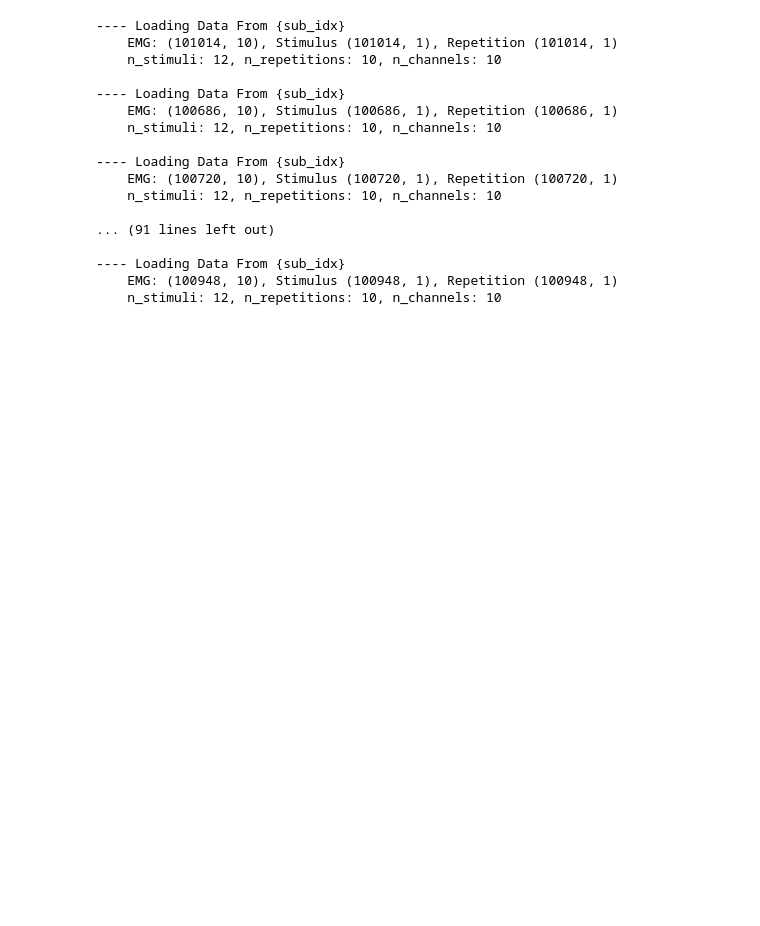
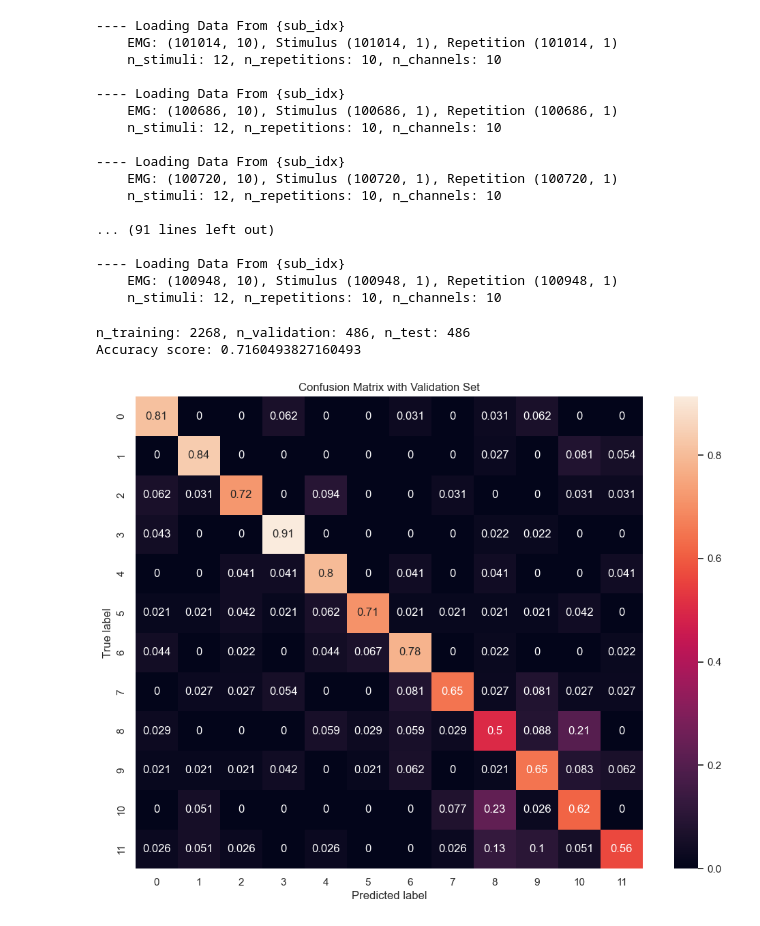
Before and after one commit to YuanshengZhou309/NSSP_Project2, a Jupyter notebook: Miniproject2-Part1-2.ipynb, the cells around one changed output. Cells and saved outputs as stored; diff of their text form; code cells hidden in the pictures; blank space fills up the shorter version.

```diff
--- a/Miniproject2-Part1-2.ipynb
+++ b/Miniproject2-Part1-2.ipynb
@@ -158,7 +170,7 @@ emg_envelopes = [[None for repetition_idx in range(n_repetitions)] for stimuli_i
 for stimuli_idx in range(n_stimuli):
     for repetition_idx in range(n_repetitions):
         idx = np.logical_and(stimulus == stimuli_idx + 1, repetition == repetition_idx + 1).flatten()
-        emg_windows[stimuli_idx][repetition_idx] = emg_filtered[idx, :]
+        emg_windows[stimuli_idx][repetition_idx] = emg_rectified[idx, :]
         emg_envelopes[stimuli_idx][repetition_idx] = convolve1d(emg_windows[stimuli_idx][repetition_idx], mov_mean_weights, axis=0)
 # %%
 # Plot all the channels on the same y-scale
@@ -474,10 +486,8 @@ Test Accuracy after Optimization:0 0.8333333333333334
 # %% [markdown]
 ### 2.1. Load EMG data of all 27 subjects
 # %%
-emg_all = np.zeros((0, 10))
-stimulus_all = np.zeros((0, 1))
-repetition_all = np.zeros((0, 1))
-
+dataset_all = np.zeros((0, 60))
+labels_all = np.zeros((0,))
 for sub_idx in range(1, 27+1):
 
     # 1. Load data
@@ -524,9 +534,15 @@ for sub_idx in range(1, 27+1):
             emg_windows[stimuli_idx][repetition_idx] = emg_rectified[idx, :]
             emg_envelopes[stimuli_idx][repetition_idx] = convolve1d(emg_windows[stimuli_idx][repetition_idx], mov_mean_weights, axis=0)
 
-    emg_all = np.vstack((emg_all, emg))
-    stimulus_all = np.vstack((stimulus_all, stimulus))
-    repetition_all = np.vstack((repetition_all, repetition))
+    dataset, labels = build_dataset_from_ninapro(
+        emg=emg,
+        stimulus=stimulus,
+        repetition=repetition,
+        features=[mav, std, maxav, rms, wl, ssc],
+        feature_norm=True
+    )
+    dataset_all = np.vstack((dataset_all, dataset))
+    labels_all = np.hstack((labels_all, labels))
 # %% [output]
 ---- Loading Data From {sub_idx}
     EMG: (101014, 10), Stimulus (101014, 1), Repetition (101014, 1)
@@ -555,0 +564,44 @@ dataset, labels = build_dataset_from_ninapro(
+# %%
+from sklearn.ensemble import GradientBoostingClassifier
+from sklearn.model_selection import train_test_split
+from sklearn.metrics import accuracy_score, confusion_matrix
+import seaborn as sns
+import matplotlib.pyplot as plt
+
+#Train:Validation:Test=70:15:15
+X_train, X_temp, y_train, y_temp = train_test_split(dataset_all, labels_all, test_size=0.3, random_state=42)
+X_val, X_test, y_val, y_test = train_test_split(X_temp, y_temp, test_size=0.5, random_state=42)
+
+print(f'n_training: {X_train.shape[0]}, n_validation: {X_val.shape[0]}, n_test: {X_test.shape[0]}')
+
+# Normalizing the data
+# StandardScaler is used to scale the features so that they have a mean of 0 and a standard deviation of 1
+from sklearn.preprocessing import StandardScaler
+scaler = StandardScaler()
+X_train_z = scaler.fit_transform(X_train)
+X_val_z = scaler.transform(X_val)
+
+# Classifier
+clf = GradientBoostingClassifier(n_estimators=100, max_depth=4, learning_rate=0.1, random_state=42)
+clf.fit(X_train_z, y_train)
+
+# Predict in validation
+y_pred = clf.predict(X_val_z)
+
+# Accuracy
+accuracy = accuracy_score(y_val, y_pred)
+print(f"Accuracy score: {accuracy}")
+
+# Confusion Matrix
+confmat = confusion_matrix(y_val, y_pred, normalize="true")
+fig, ax = plt.subplots(figsize=(12, 9))
+
+sns.heatmap(confmat, annot=True, ax=ax)  # Use seaborn to create a heatmap of the confusion matrix
+ax.set_ylabel("True label")
+ax.set_xlabel("Predicted label")
+plt.title("Confusion Matrix with Validation Set")
+plt.show()
+# %% [output]
+n_training: 2268, n_validation: 486, n_test: 486
+Accuracy score: 0.7160493827160493
+[figure, added]
```
Also changed, not shown: parts of 13 cells of this notebook.
